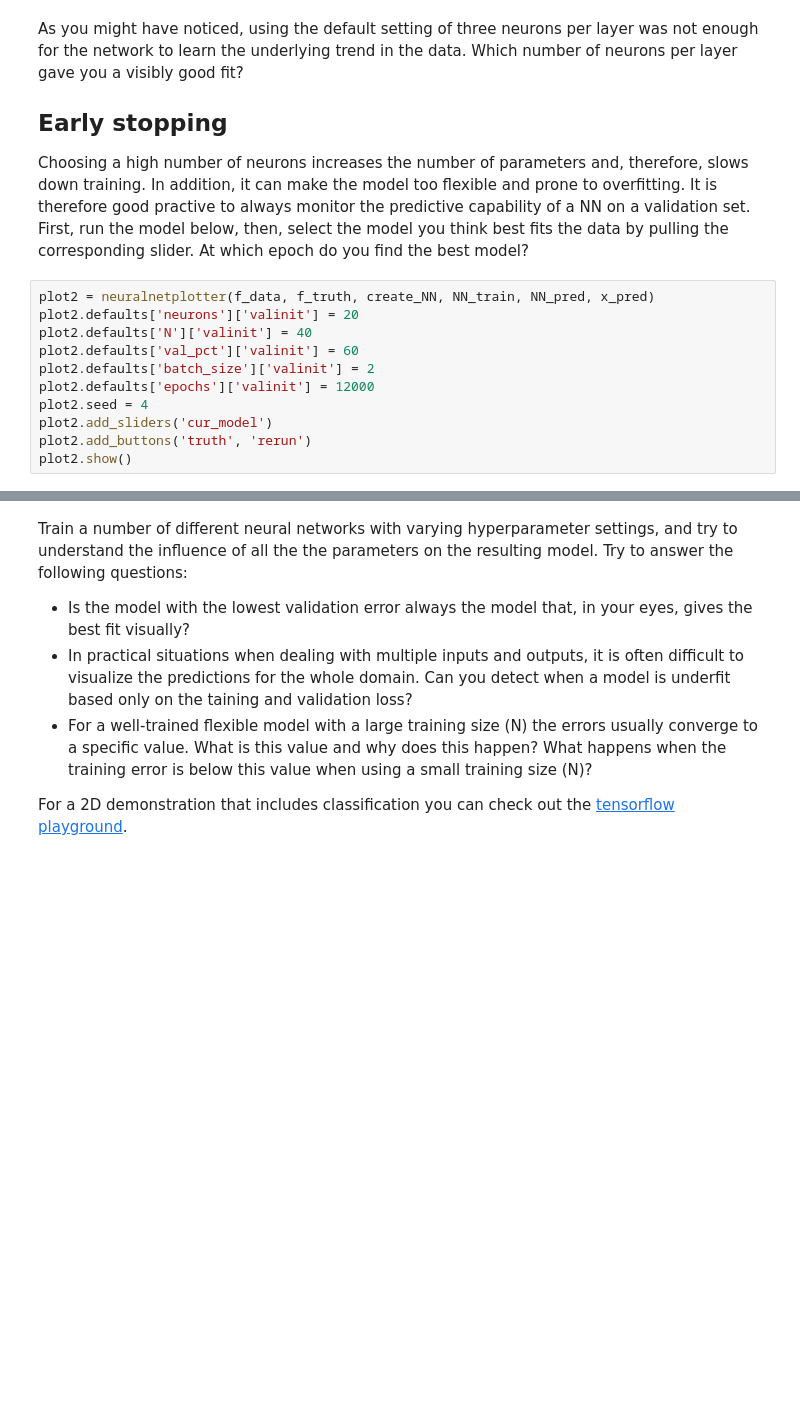
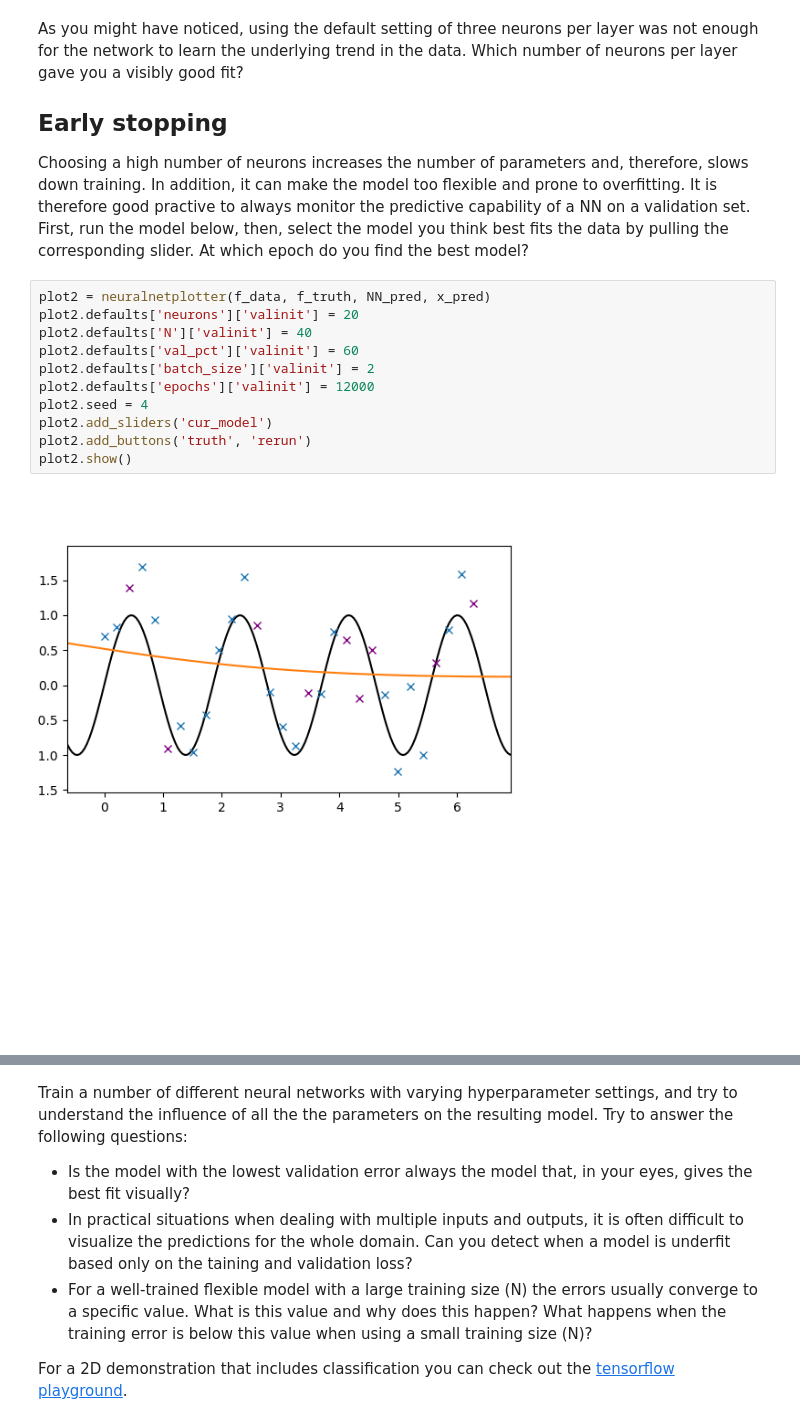
Before and after one commit to annepoot/mude, a Jupyter notebook: notebook_05_NN.ipynb, the cells around one changed output, grey strips where cells are left out. Saved outputs shown, nothing was run; the diff lists cells and outputs as text; blank space fills up the shorter version.

```diff
--- a/notebook_05_NN.ipynb
+++ b/notebook_05_NN.ipynb
@@ -197,16 +203,18 @@ As you might have noticed, using the default setting of three neurons per layer
 
 Choosing a high number of neurons increases the number of parameters and, therefore, slows down training. In addition, it can make the model too flexible and prone to overfitting. It is therefore good practive to always monitor the predictive capability of a NN on a validation set. First, run the model below, then, select the model you think best fits the data by pulling the corresponding slider. At which epoch do you find the best model?
 # %%
-plot2 = neuralnetplotter(f_data, f_truth, create_NN, NN_train, NN_pred, x_pred)
+plot2 = neuralnetplotter(f_data, f_truth, NN_pred, x_pred)
 plot2.defaults['neurons']['valinit'] = 20
 plot2.defaults['N']['valinit'] = 40
 plot2.defaults['val_pct']['valinit'] = 60
 plot2.defaults['batch_size']['valinit'] = 2
 plot2.defaults['epochs']['valinit'] = 12000
 plot2.seed = 4
 plot2.add_sliders('cur_model')
 plot2.add_buttons('truth', 'rerun')
 plot2.show()
+# %% [output]
+[figure, added]
 # %% [markdown]
 It is possible to train a neural network for a long time, and selecting one with a low validation error. An alternative, known as early stopping, uses the indication that the validation loss increases for a number of epochs as a stopping sign to halt training.
 
```
Also changed, not shown: parts of 13 cells of this notebook.
